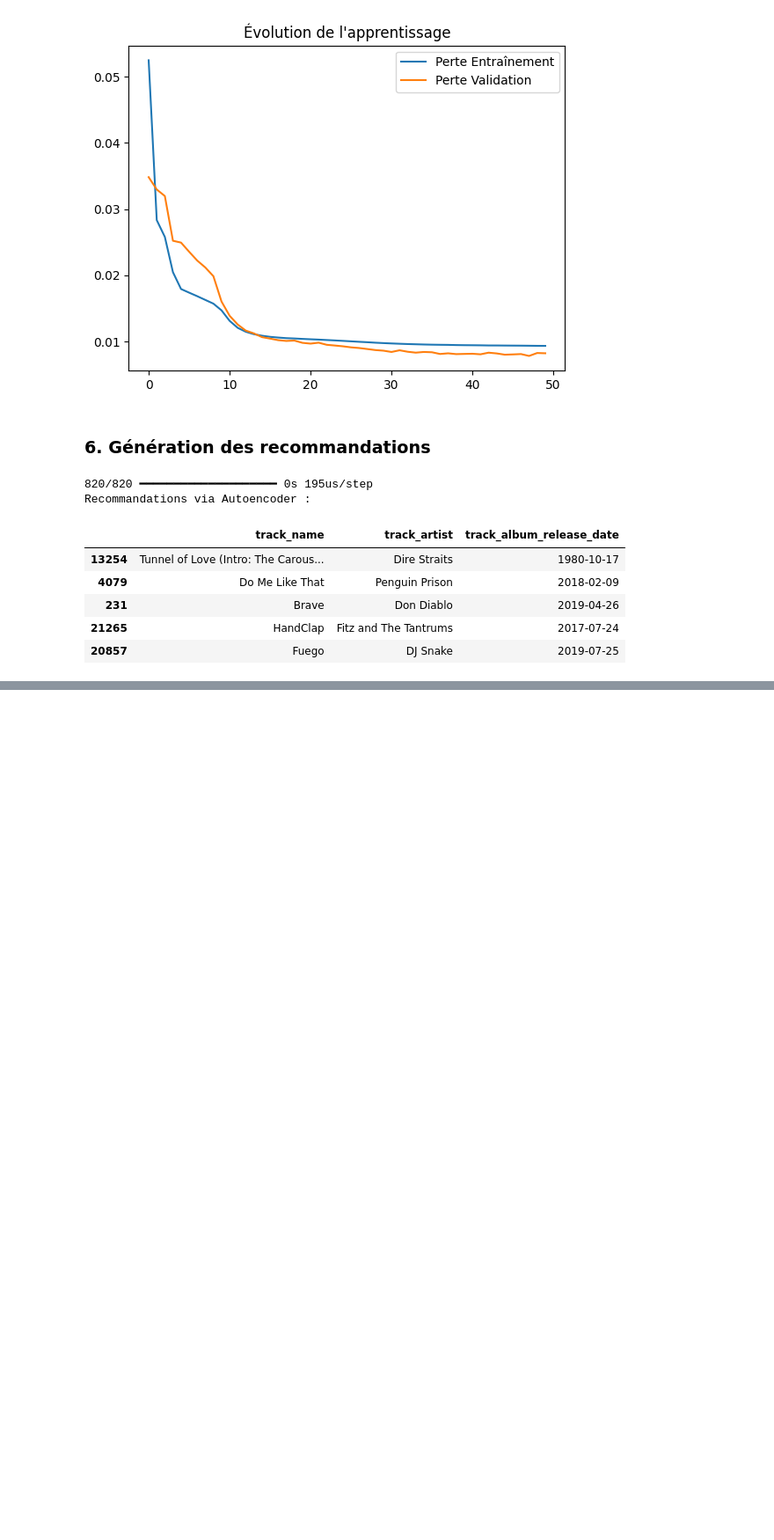
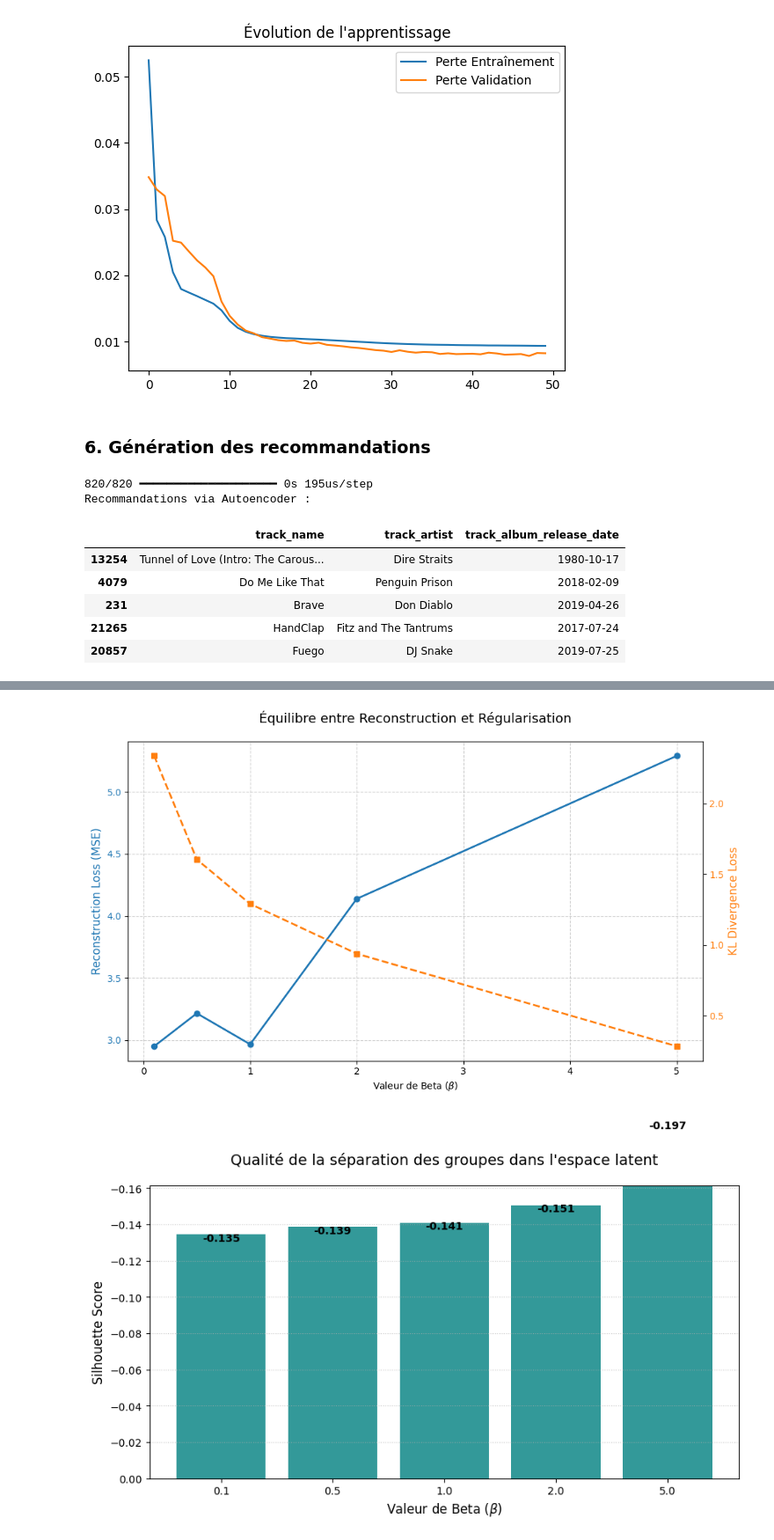
Before and after one commit to farahamorri/NextBeatSpotify, a Jupyter notebook: nextBeatSpotify.ipynb, the cells around one changed output, grey strips where cells are left out. Shown at 88% size. Cells and saved outputs as stored; diff of their text form; code cells hidden in the pictures; blank space fills up the shorter version.

```diff
--- a/nextBeatSpotify.ipynb
+++ b/nextBeatSpotify.ipynb
@@ -291,0 +566,49 @@ Recommandations via Autoencoder :
+# %%
+import matplotlib.pyplot as plt
+import numpy as np
+
+# 1. Préparation des données à partir du dictionnaire 'results'
+betas = sorted(results.keys())
+recon_losses = [results[b]['recon_loss'] for b in betas]
+kl_losses = [results[b]['kl_loss'] for b in betas]
+silhouette_scores = [results[b]['silhouette'] for b in betas]
+
+# --- PLOT 1 : ÉVOLUTION DES LOSS (Double axe Y) ---
+fig, ax1 = plt.subplots(figsize=(10, 6))
+
+color_recon = 'tab:blue'
+ax1.set_xlabel('Valeur de Beta ($\\beta$)')
+ax1.set_ylabel('Reconstruction Loss (MSE)', color=color_recon, fontsize=12)
+ax1.plot(betas, recon_losses, marker='o', color=color_recon, linewidth=2, label='Reconstruction')
+ax1.tick_params(axis='y', labelcolor=color_recon)
+ax1.grid(True, linestyle='--', alpha=0.6)
+
+# Création d'un deuxième axe pour la KL Loss qui a une échelle différente
+ax2 = ax1.twinx()
+color_kl = 'tab:orange'
+ax2.set_ylabel('KL Divergence Loss', color=color_kl, fontsize=12)
+ax2.plot(betas, kl_losses, marker='s', color=color_kl, linewidth=2, linestyle='--', label='KL Divergence')
+ax2.tick_params(axis='y', labelcolor=color_kl)
+
+plt.title("Équilibre entre Reconstruction et Régularisation", fontsize=14, pad=20)
+fig.tight_layout()
+plt.show()
+
+# --- PLOT 2 : SCORE DE SILHOUETTE (Bar Chart) ---
+plt.figure(figsize=(10, 5))
+bars = plt.bar([str(b) for b in betas], silhouette_scores, color='teal', alpha=0.8)
+
+# Ajouter les valeurs au-dessus des barres
+for bar in bars:
+    yval = bar.get_height()
+    plt.text(bar.get_x() + bar.get_width()/2, yval + 0.005, round(yval, 3), ha='center', va='bottom', fontweight='bold')
+
+plt.xlabel('Valeur de Beta ($\\beta$)', fontsize=12)
+plt.ylabel('Silhouette Score', fontsize=12)
+plt.title("Qualité de la séparation des groupes dans l'espace latent", fontsize=14, pad=20)
+plt.ylim(0, max(silhouette_scores) * 1.2) # Laisser de l'espace pour les étiquettes
+plt.grid(axis='y', linestyle=':', alpha=0.7)
+plt.show()
+# %% [output]
+[figure, added]
+[figure, added]
```
Also changed, not shown: parts of 26 cells of this notebook.
